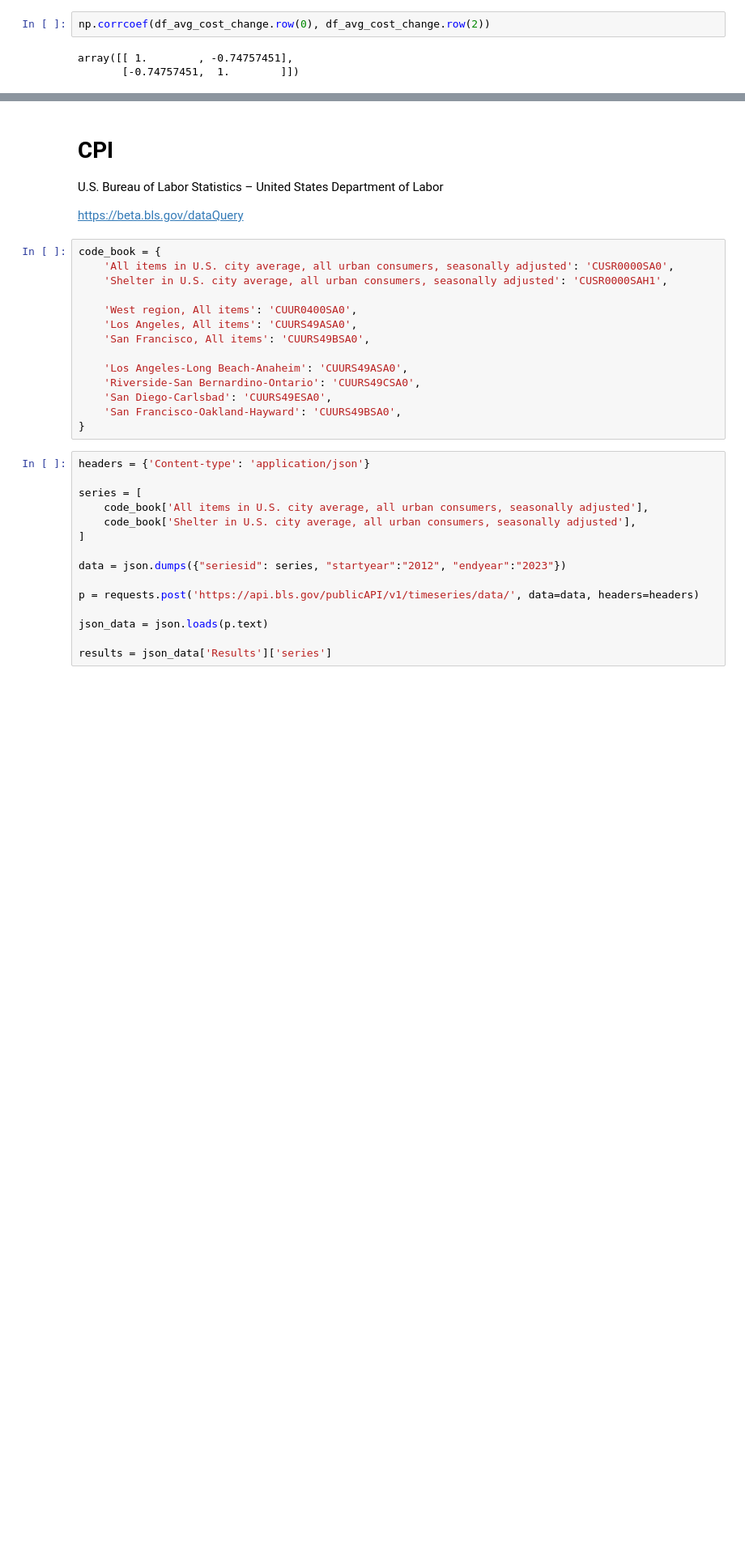
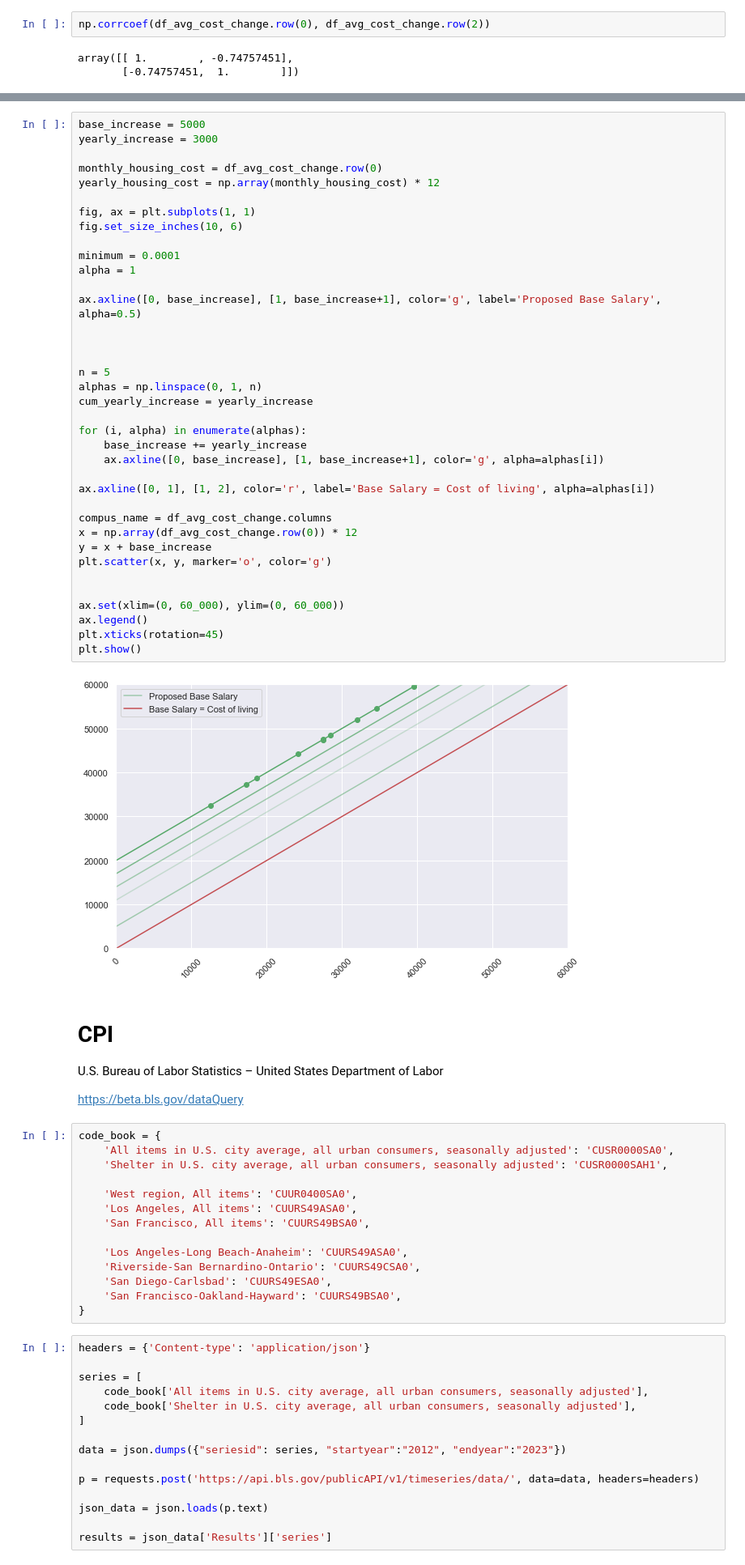
Before and after one commit to NeotenicPrimate/UawAnalysis, a Jupyter notebook: usbls_api.ipynb, the cells around one changed output, grey strips where cells are left out. Shown at 81% size. Cells and saved outputs as stored; diff of their text form; blank space fills up the shorter version.

```diff
--- a/usbls_api.ipynb
+++ b/usbls_api.ipynb
@@ -112,3 +212,42 @@ fig.show()
+# %%
+base_increase = 5000
+yearly_increase = 3000
+
+monthly_housing_cost = df_avg_cost_change.row(0)
+yearly_housing_cost = np.array(monthly_housing_cost) * 12
+
+fig, ax = plt.subplots(1, 1)
+fig.set_size_inches(10, 6)
+
+minimum = 0.0001
+alpha = 1
+
+ax.axline([0, base_increase], [1, base_increase+1], color='g', label='Proposed Base Salary', alpha=0.5)
+
+
+
+n = 5
+alphas = np.linspace(0, 1, n)
+cum_yearly_increase = yearly_increase
+
+for (i, alpha) in enumerate(alphas):
+    base_increase += yearly_increase
+    ax.axline([0, base_increase], [1, base_increase+1], color='g', alpha=alphas[i])
+
+ax.axline([0, 1], [1, 2], color='r', label='Base Salary = Cost of living', alpha=alphas[i])
+
+compus_name = df_avg_cost_change.columns
+x = np.array(df_avg_cost_change.row(0)) * 12
+y = x + base_increase
+plt.scatter(x, y, marker='o', color='g')
+
+
+ax.set(xlim=(0, 60_000), ylim=(0, 60_000))
+ax.legend()
+plt.xticks(rotation=45)
+plt.show()
+# %% [output]
+[figure, added]
 # %% [markdown]
 # CPI
 U.S. Bureau of Labor Statistics – United States Department of Labor
```
Also changed, not shown: parts of 12 cells of this notebook.
